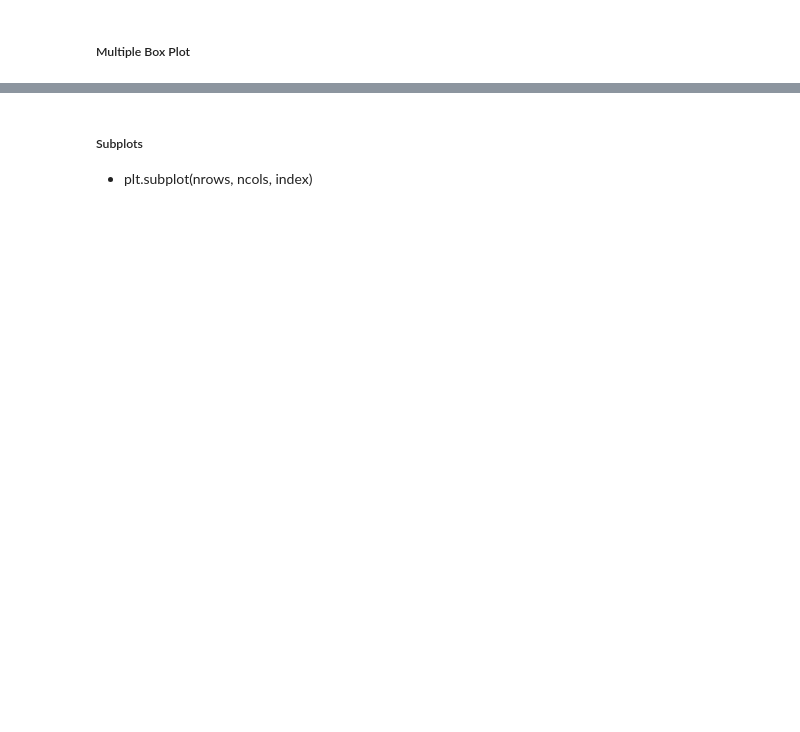
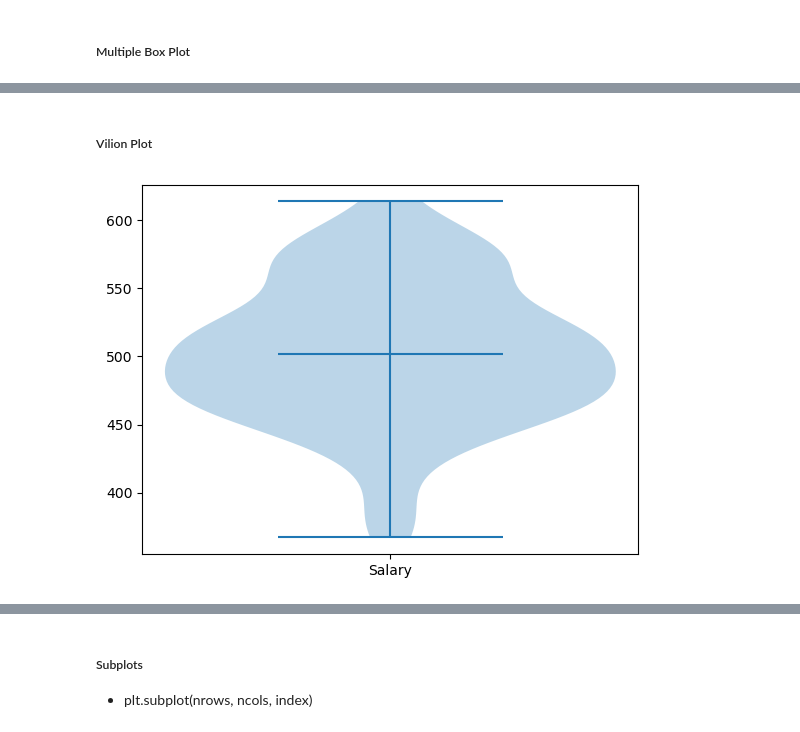
Before and after one commit to hakeemrehman/Python-for-Data-Analysis, a Jupyter notebook: 5. Data Visualization Using MatPlotlib/Plotting and Visualization-Matplotlib.ipynb, the cells around one changed output, grey strips where cells are left out. Saved outputs shown, nothing was run; the diff lists cells and outputs as text; code cells hidden in the pictures; blank space fills up the shorter version.

```diff
--- a/5. Data Visualization Using MatPlotlib/Plotting and Visualization-Matplotlib.ipynb
+++ b/5. Data Visualization Using MatPlotlib/Plotting and Visualization-Matplotlib.ipynb
@@ -643,0 +682,12 @@ plt.show()
+# %% [markdown]
+##### Vilion Plot
+# %%
+# Vilion Plot
+plt.violinplot(salary, showmedians=True)
+
+xLabel = ['Salary']
+plt.xticks([1], xLabel)
+
+plt.show()
+# %% [output]
+[figure, added]
```
Also changed, not shown: parts of 23 cells of this notebook.
